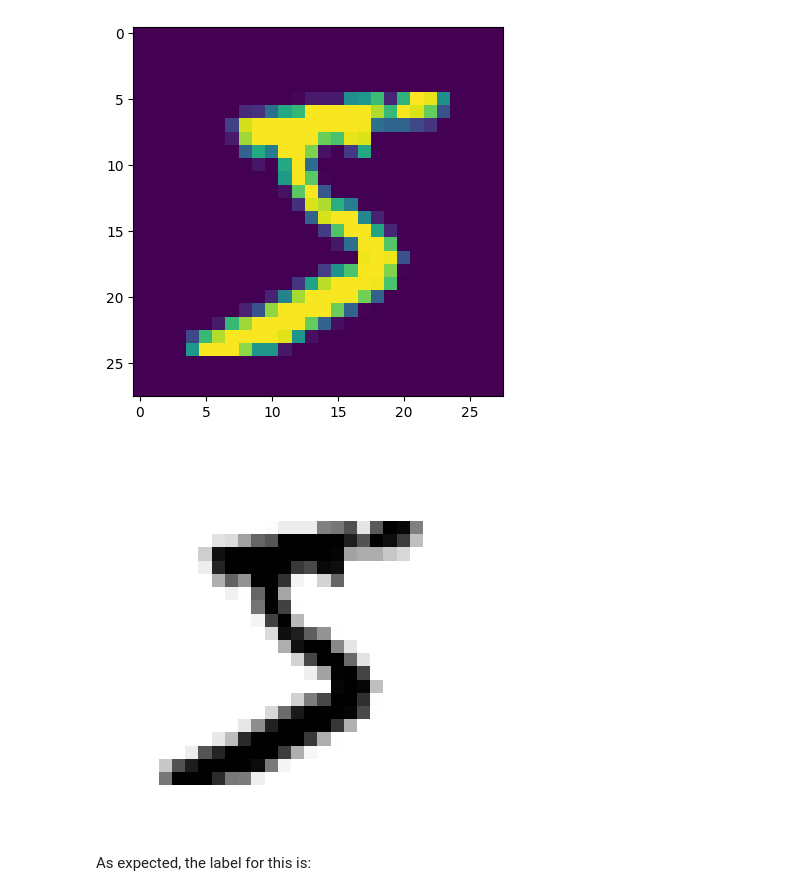
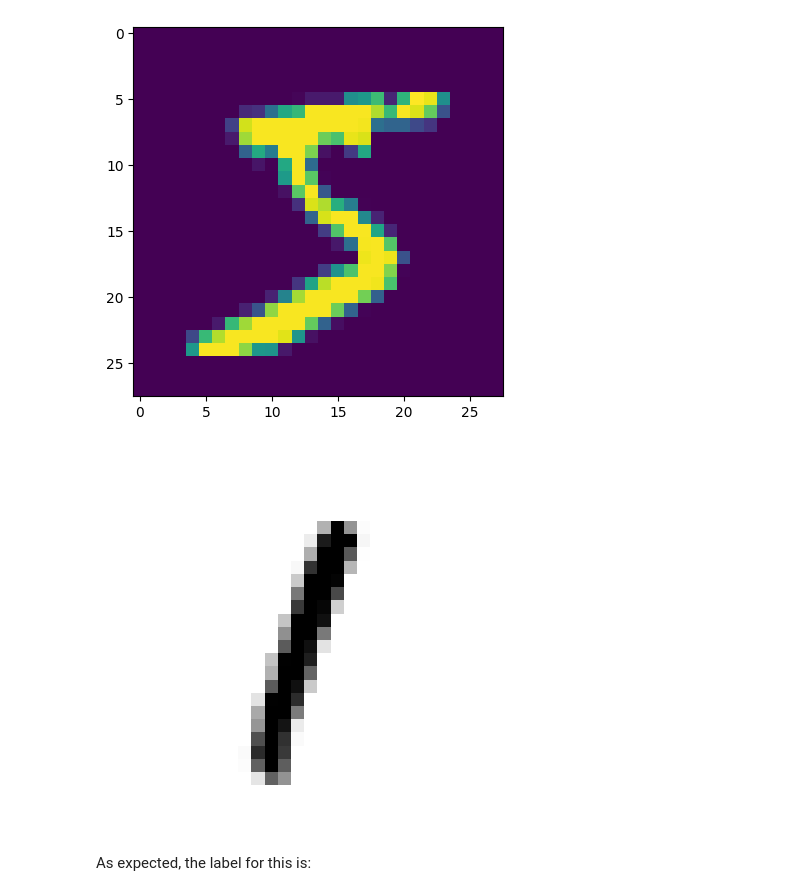
Before and after one commit to tommasomarchetti4/git_tutorial, a Jupyter notebook: SC2526_HandsOn_MNIST1_ready.ipynb, the cells around one changed output. Drawn from its saved outputs; the diff is of its cells as text; code cells hidden in the pictures.

```diff
--- a/SC2526_HandsOn_MNIST1_ready.ipynb
+++ b/SC2526_HandsOn_MNIST1_ready.ipynb
@@ -86,13 +86,13 @@ plt.imshow(some_digit_image)
 <matplotlib.image.AxesImage at 0x...>
 [figure]
 # %%
-some_digit = X_train[0]
+some_digit = X_test[5]
 some_digit_image = some_digit.reshape(28, 28)
 plt.imshow(some_digit_image, cmap = mpl.cm.binary, interpolation="nearest")
 plt.axis("off")
 plt.show()
 # %% [output]
-[figure, old version]
+[figure, new version]
 # %% [markdown]
 As expected, the label for this is:
 # %%
```
Also changed, not shown: parts of 25 cells of this notebook.
